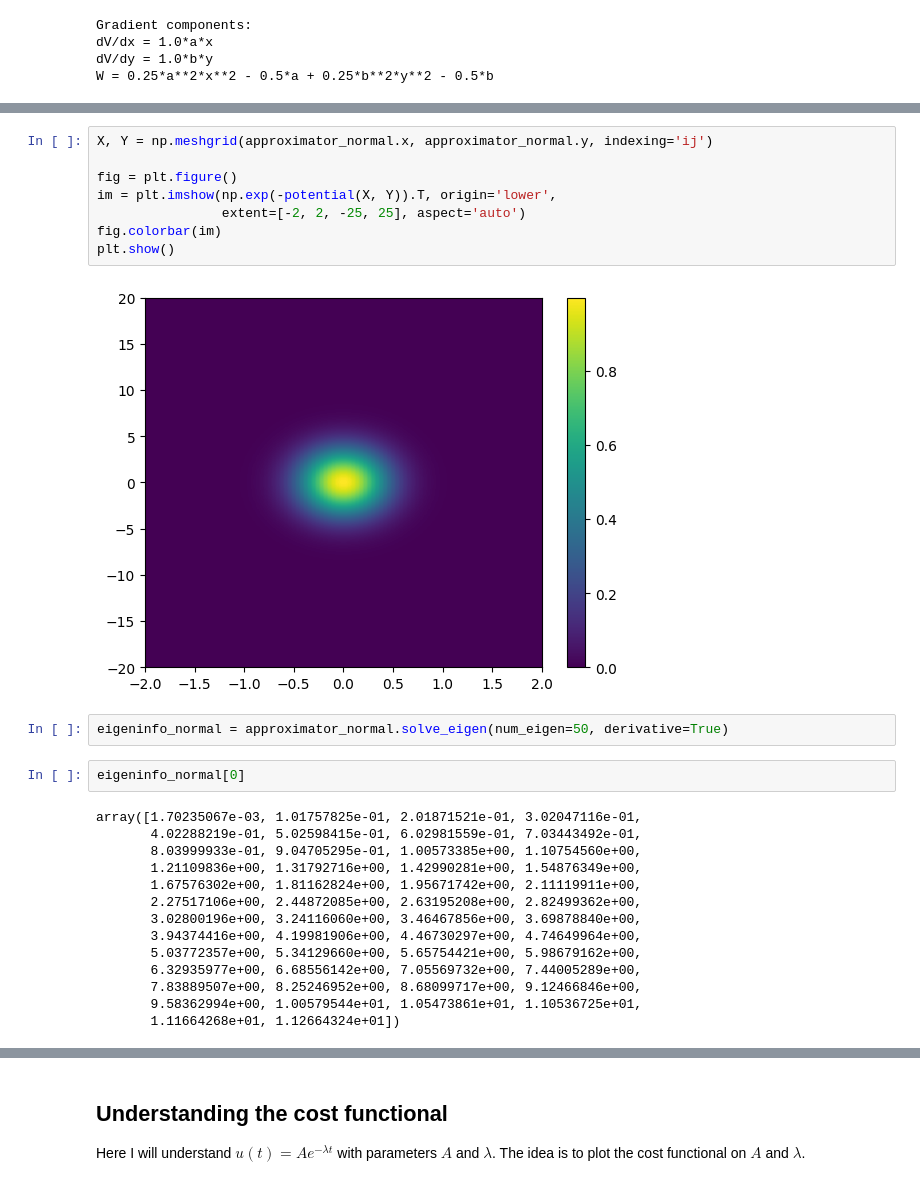
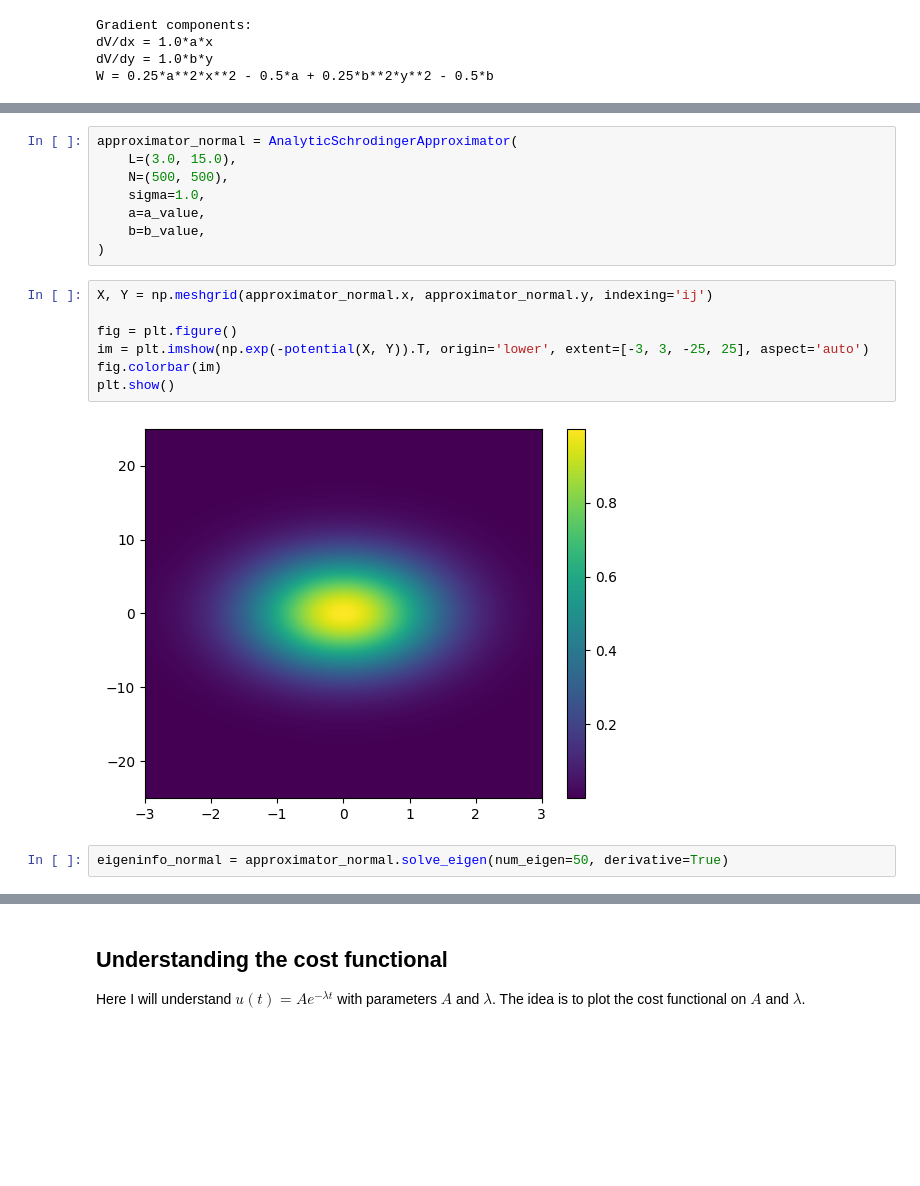
Before and after one commit to lucasmoschen/spectral-fp-opt-control, a Jupyter notebook: notebooks/optimal_control_problem.ipynb, the cells around one changed output, grey strips where cells are left out. Drawn from its saved outputs; the diff is of its cells as text; blank space fills up the shorter version.

Commit message:
including AnalyticSchrodingerApproximator

```diff
--- a/notebooks/optimal_control_problem.ipynb
+++ b/notebooks/optimal_control_problem.ipynb
@@ -830,31 +831,22 @@ approximator_normal = WolframNDEigensystemApproximator(
+# %%
+approximator_normal = AnalyticSchrodingerApproximator(
+    L=(3.0, 15.0),
+    N=(500, 500),
+    sigma=1.0,
+    a=a_value,
+    b=b_value,
+)
 # %%
 X, Y = np.meshgrid(approximator_normal.x, approximator_normal.y, indexing='ij')
 
 fig = plt.figure()
-im = plt.imshow(np.exp(-potential(X, Y)).T, origin='lower',
-                extent=[-2, 2, -25, 25], aspect='auto')
+im = plt.imshow(np.exp(-potential(X, Y)).T, origin='lower', extent=[-3, 3, -25, 25], aspect='auto')
 fig.colorbar(im)
 plt.show()
 # %% [output]
-[figure, old version]
+[figure, new version]
 # %%
 eigeninfo_normal = approximator_normal.solve_eigen(num_eigen=50, derivative=True)
-# %%
-eigeninfo_normal[0]
-# %% [output]
-array([1.70235067e-03, 1.01757825e-01, 2.01871521e-01, 3.02047116e-01,
-       4.02288219e-01, 5.02598415e-01, 6.02981559e-01, 7.03443492e-01,
-       8.03999933e-01, 9.04705295e-01, 1.00573385e+00, 1.10754560e+00,
-       1.21109836e+00, 1.31792716e+00, 1.42990281e+00, 1.54876349e+00,
-       1.67576302e+00, 1.81162824e+00, 1.95671742e+00, 2.11119911e+00,
-       2.27517106e+00, 2.44872085e+00, 2.63195208e+00, 2.82499362e+00,
-       3.02800196e+00, 3.24116060e+00, 3.46467856e+00, 3.69878840e+00,
-       3.94374416e+00, 4.19981906e+00, 4.46730297e+00, 4.74649964e+00,
-       5.03772357e+00, 5.34129660e+00, 5.65754421e+00, 5.98679162e+00,
-       6.32935977e+00, 6.68556142e+00, 7.05569732e+00, 7.44005289e+00,
-       7.83889507e+00, 8.25246952e+00, 8.68099717e+00, 9.12466846e+00,
-       9.58362994e+00, 1.00579544e+01, 1.05473861e+01, 1.10536725e+01,
-       1.11664268e+01, 1.12664324e+01])
 # %%
 def integrand(r):
     return r * np.exp(-1 / (1 - r**2 / 4))
```
Also changed, not shown: parts of 8 cells of this notebook, 1 other file.
